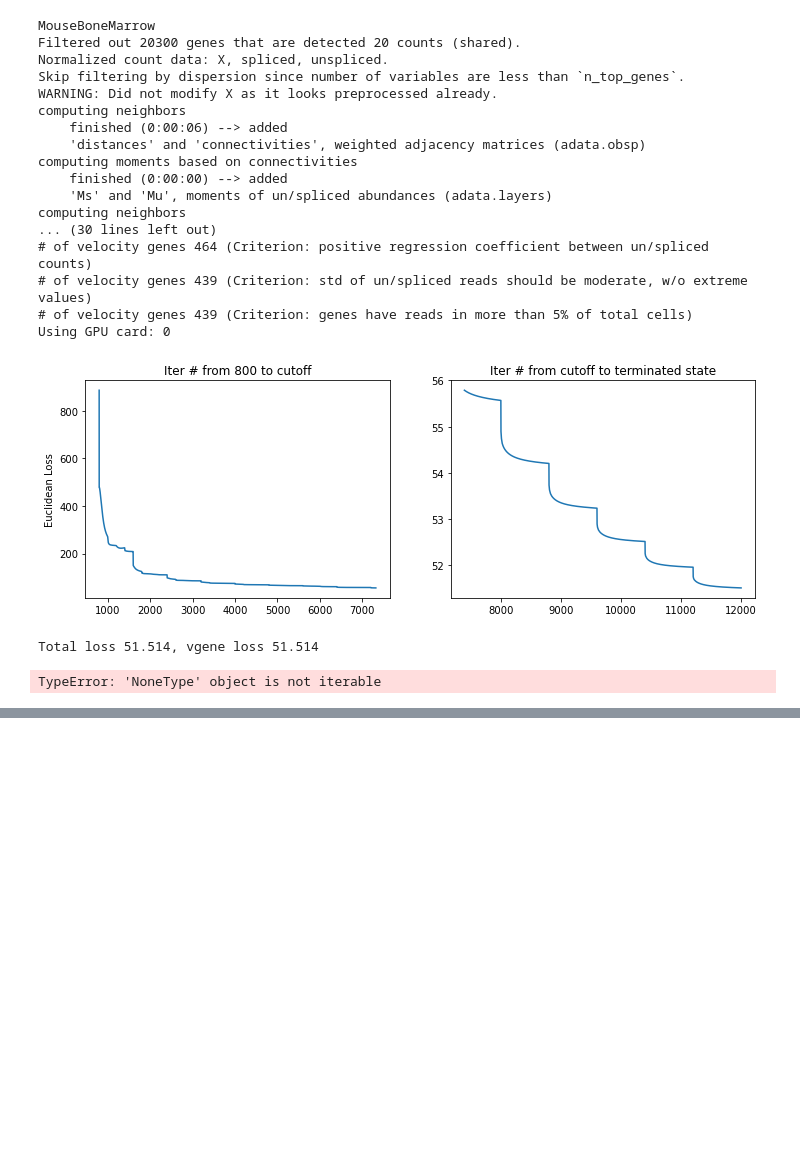
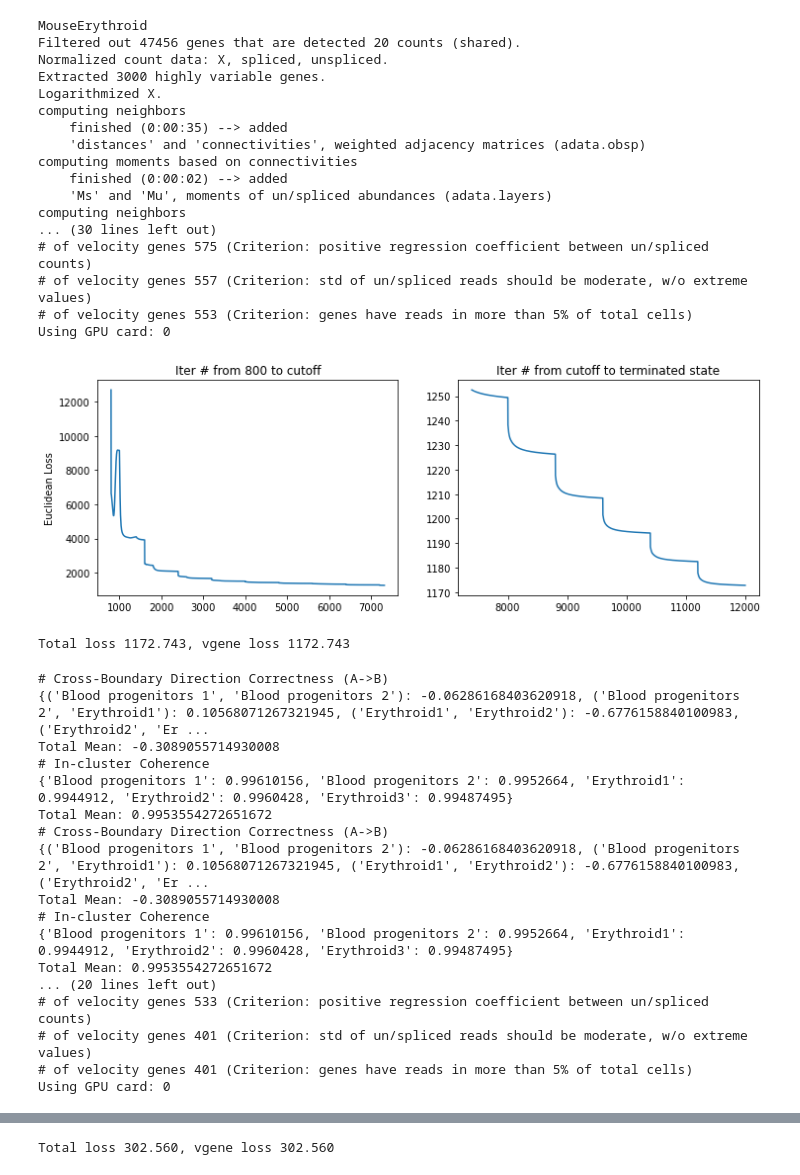
Before and after one commit to AlexanderAivazidis/fate_benchmarking, a Jupyter notebook: run_benchmark_UniTVelo_independent.ipynb, the cells around one changed output, grey strips where cells are left out. Drawn from its saved outputs; the diff is of its cells as text; code cells hidden in the pictures; blank space fills up the shorter version.

```diff
--- a/run_benchmark_UniTVelo_independent.ipynb
+++ b/run_benchmark_UniTVelo_independent.ipynb
@@ -15,5 +15,5 @@ method = 'UniTVelo_independent'
 # %%
-datasets = ['MouseBoneMarrow',  'HumanBoneMarrow', 'MouseErythroid', 'HumanDevelopingBrain', 'DentateGyrus', 'Pancreas_with_cc']
+datasets = ['MouseErythroid', 'HumanDevelopingBrain', 'DentateGyrus', 'Pancreas_with_cc', 'MouseBoneMarrow',  'HumanBoneMarrow']
 data_dir = '/nfs/team283/aa16/data/fate_benchmarking/benchmarking_datasets/'
 save_dir = '/nfs/team283/aa16/data/fate_benchmarking/benchmarking_results/'
 # %%
@@ -30,6 +30,7 @@ for dataset in datasets:
     velo.IROOT = None
     velo.FIT_OPTION = '2'
     velo.GPU = 0
+    velo.vgenes = 'offset'
     scv.pp.neighbors(adata)
     adata = utv.run_model(adata, 'clusters', config_file=velo)
     scv.tl.velocity_graph(adata, vkey='velocity')
@@ -47,42 +48,58 @@ for dataset in datasets:
         tab = pd.read_csv(save_dir + dataset + '_CBDC_scores.csv', index_col = 0)
     else:
         tab = pd.DataFrame(columns = list(metrics['Cross-Boundary Direction Correctness (A->B)'].keys()) + ['Mean'],
                  index = [method])
     cb_score = [np.mean(metrics['Cross-Boundary Direction Correctness (A->B)'][x])
                 for x in metrics['Cross-Boundary Direction Correctness (A->B)'].keys()]
     tab.loc[method,:] = cb_score + [np.mean(cb_score)]
     tab.to_csv(save_dir + dataset + '_CBDC_scores.csv')
     metrics = utv.evaluate(adata, ground_truth, 'clusters', 'velocity')
     if exists(save_dir + dataset + '_ICC_scores.csv'):
         tab = pd.read_csv(save_dir + dataset + '_ICC_scores.csv', index_col = 0)
     else:
         tab = pd.DataFrame(columns = list(np.unique(np.concatenate(ground_truth))) + ['Mean'],
                  index = [method])
     icc_score = [np.mean(metrics['In-cluster Coherence'][x]) for x in np.unique(np.concatenate(ground_truth))]
     tab.loc[method,:] = icc_score + [np.mean(icc_score)]
     tab.to_csv(save_dir + dataset + '_ICC_scores.csv')
     fix, ax = plt.subplots(1, 1, figsize = (8, 6))
     scv.pl.velocity_embedding_stream(adata, basis='umap', save = False, vkey='velocity',
                                      show = False, ax = ax)
     plt.savefig(save_dir + 'UMAPs/' + dataset + '_UMAP_' + method + '.png')
 # %% [output]
-MouseBoneMarrow
-Filtered out 20300 genes that are detected 20 counts (shared).
+MouseErythroid
+Filtered out 47456 genes that are detected 20 counts (shared).
 Normalized count data: X, spliced, unspliced.
-Skip filtering by dispersion since number of variables are less than `n_top_genes`.
-WARNING: Did not modify X as it looks preprocessed already.
+Extracted 3000 highly variable genes.
+Logarithmized X.
 computing neighbors
-    finished (0:00:06) --> added
+    finished (0:00:35) --> added
     'distances' and 'connectivities', weighted adjacency matrices (adata.obsp)
 computing moments based on connectivities
-    finished (0:00:00) --> added
+    finished (0:00:02) --> added
     'Ms' and 'Mu', moments of un/spliced abundances (adata.layers)
 computing neighbors
 ... (30 lines left out)
-# of velocity genes 464 (Criterion: positive regression coefficient between un/spliced counts)
-# of velocity genes 439 (Criterion: std of un/spliced reads should be moderate, w/o extreme values)
-# of velocity genes 439 (Criterion: genes have reads in more than 5% of total cells)
+# of velocity genes 575 (Criterion: positive regression coefficient between un/spliced counts)
+# of velocity genes 557 (Criterion: std of un/spliced reads should be moderate, w/o extreme values)
+# of velocity genes 553 (Criterion: genes have reads in more than 5% of total cells)
 Using GPU card: 0
-[figure, old version]
+[figure, new version]
-Total loss 51.514, vgene loss 51.514
+Total loss 1172.743, vgene loss 1172.743
-TypeError: 'NoneType' object is not iterable
+# Cross-Boundary Direction Correctness (A->B)
+{('Blood progenitors 1', 'Blood progenitors 2'): -0.06286168403620918, ('Blood progenitors 2', 'Erythroid1'): 0.10568071267321945, ('Erythroid1', 'Erythroid2'): -0.6776158840100983, ('Erythroid2', 'Er ...
+Total Mean: -0.3089055714930008
+# In-cluster Coherence
+{'Blood progenitors 1': 0.99610156, 'Blood progenitors 2': 0.9952664, 'Erythroid1': 0.9944912, 'Erythroid2': 0.9960428, 'Erythroid3': 0.99487495}
+Total Mean: 0.9953554272651672
+# Cross-Boundary Direction Correctness (A->B)
+{('Blood progenitors 1', 'Blood progenitors 2'): -0.06286168403620918, ('Blood progenitors 2', 'Erythroid1'): 0.10568071267321945, ('Erythroid1', 'Erythroid2'): -0.6776158840100983, ('Erythroid2', 'Er ...
+Total Mean: -0.3089055714930008
+# In-cluster Coherence
+{'Blood progenitors 1': 0.99610156, 'Blood progenitors 2': 0.9952664, 'Erythroid1': 0.9944912, 'Erythroid2': 0.9960428, 'Erythroid3': 0.99487495}
+Total Mean: 0.9953554272651672
+... (20 lines left out)
+# of velocity genes 533 (Criterion: positive regression coefficient between un/spliced counts)
+# of velocity genes 401 (Criterion: std of un/spliced reads should be moderate, w/o extreme values)
+# of velocity genes 401 (Criterion: genes have reads in more than 5% of total cells)
+Using GPU card: 0
@@ -88,0 +126 @@ TypeError: 'NoneType' object is not iterable
+Total loss 302.560, vgene loss 302.560
```
Also changed, not shown: parts of 2 cells of this notebook, 2 other files.
